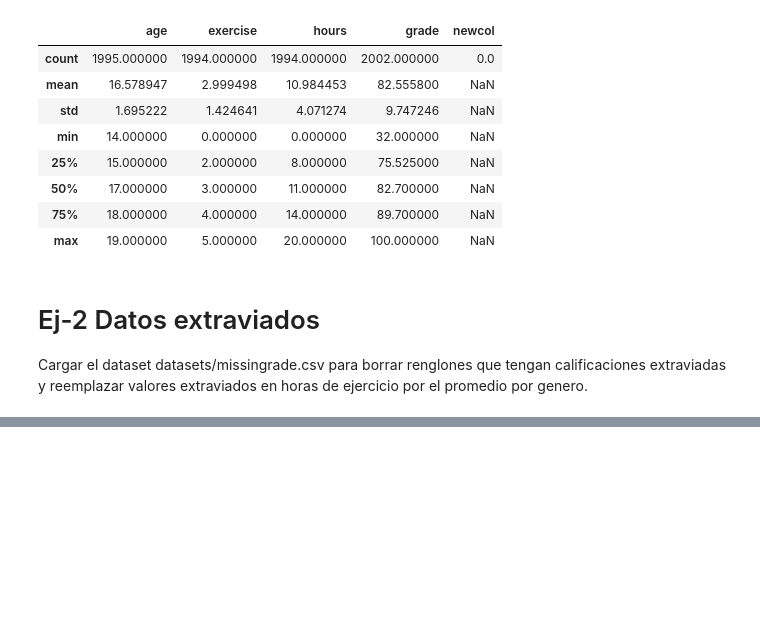
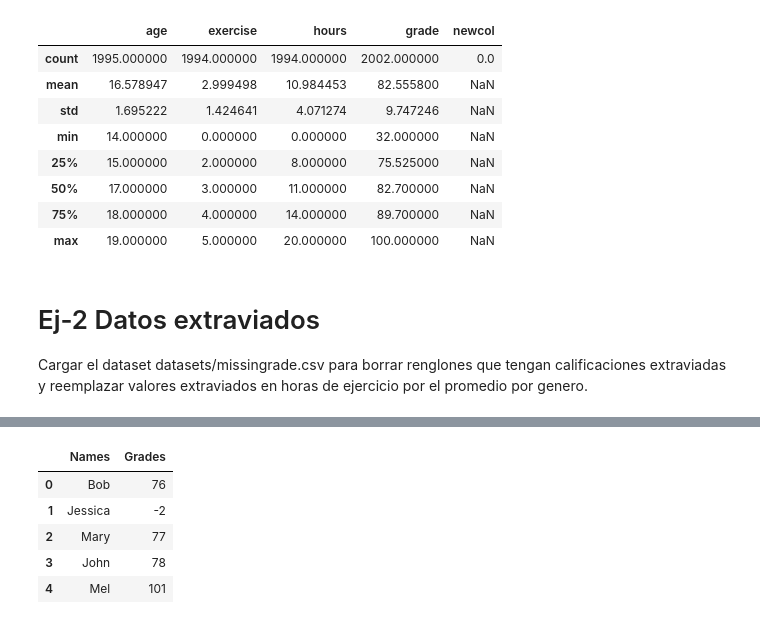
Before and after one commit to MarianaArzapalo/1-ADescDatos, a Jupyter notebook: 01-li-datos.ipynb, the cells around one changed output, grey strips where cells are left out. Saved outputs shown, nothing was run; the diff lists cells and outputs as text; code cells hidden in the pictures; blank space fills up the shorter version.

```diff
--- a/01-li-datos.ipynb
+++ b/01-li-datos.ipynb
@@ -232,0 +237,17 @@ Cargar el dataset datasets/missingrade.csv para borrar renglones que tengan cali
+# %%
+import pandas as pd
+
+names = ['Bob','Jessica','Mary','John','Mel']
+grades = [76,-2,77,78,101]
+
+GradeList = zip(names,grades)
+df = pd.DataFrame(data = GradeList, columns=['Names', 'Grades'])
+
+df
+# %% [output]
+|  | Names | Grades |
+| 0 | Bob | 76 |
+| 1 | Jessica | -2 |
+| 2 | Mary | 77 |
+| 3 | John | 78 |
+| 4 | Mel | 101 |
```
Also changed, not shown: parts of 8 cells of this notebook.
